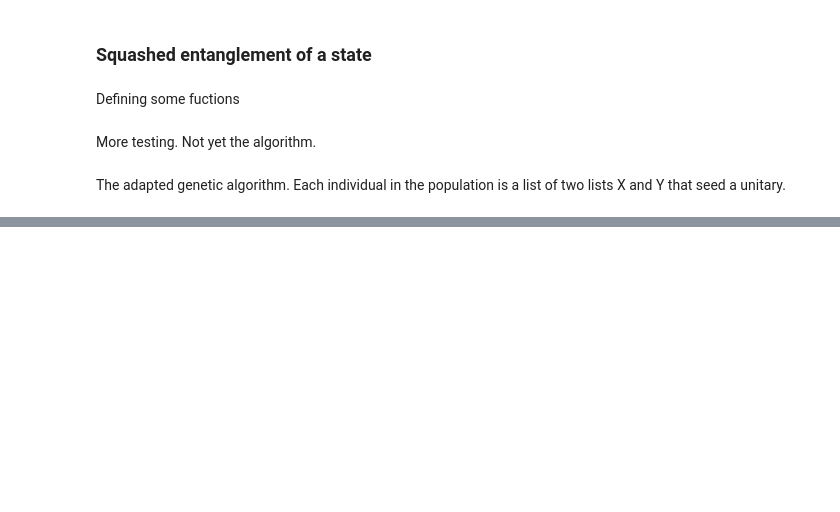
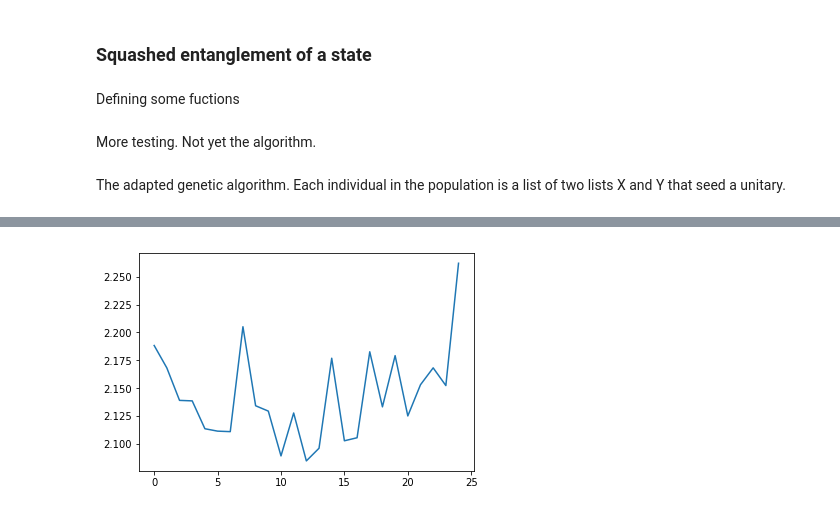
Before and after one commit to cheapfishcam/BassemSafieldeen.github.io, a Jupyter notebook: Notebooks/Genetic algorithm to find a tight upper bound on squashed entanglement (not finished).ipynb, the cells around one changed output, grey strips where cells are left out. Drawn from its saved outputs; the diff is of its cells as text; code cells hidden in the pictures; blank space fills up the shorter version.

```diff
--- a/Notebooks/Genetic algorithm to find a tight upper bound on squashed entanglement (not finished).ipynb
+++ b/Notebooks/Genetic algorithm to find a tight upper bound on squashed entanglement (not finished).ipynb
@@ -378,0 +382,97 @@ plt.plot([i for i in range(N_GENERATIONS)], cmi_list)
+# %%
+#Adding the ancillary system
+E_dim = 3  #Dimension of the ancilla system
+A_dim = 3
+B_dim = 3
+N = A_dim * B_dim * E_dim
+rhoE = ket2dm(basis(E_dim,0)) #|0...0><0...0|
+rhoABE = tensor(rhoAB,rhoE)
+
+DNA_SIZE = 17           # DNA length   # size of each number in the lists X and Y
+POP_SIZE = 100           # population size
+CROSS_RATE = 1         # mating probability (DNA crossover)
+MUTATION_RATE = 0.001    # mutation probability
+N_GENERATIONS = 25
+#X_BOUND = [0, 1]         # x upper and lower bounds. Modified: changed the bound
+
+
+def F(Us): #modified: out F is the conditional mutual information. FIXED
+    return np.array([cond_entropy_mutual(U * rhoABE * U.dag()) for U in Us])
+
+# find non-zero fitness for selection. FIXED
+def get_fitness(pred): return 1/pred - 1/np.max(pred)  #modified: fitness is highest when cmi is lowest
+
+# convert binary DNA to decimal and normalize it to a range(0, 1). Modified: takes unitary seeding list. returns a Unitary
+def translateDNA(pop): # FIXED
+    Z = pop.dot(2 ** np.arange(DNA_SIZE)[::-1]) / (2**DNA_SIZE-1)
+    return np.array([rand_unitary_mod(N, Z[i,0], Z[i,1], density=1, dims=[[A_dim,B_dim,E_dim], [A_dim,B_dim,E_dim]])
+                     for i in range(POP_SIZE)])
+
+# nature selection wrt pop's fitness. Not modified. Should work as it is. FIXED
+def select(pop, fitness):
+    idx = np.random.choice(np.arange(POP_SIZE), size=POP_SIZE, replace=True, p=fitness/fitness.sum())
+    return pop[idx]
+
+# mating process (genes crossover). Modified: conver each individual into one long list of bits, then convert it back
+#once crossover is complete.
+def crossover_and_mutate(individual, pop, mutate=0):
+    #convert to long list
+    #long_individual = list(itertools.chain.from_iterable(list(itertools.chain.from_iterable(individual))))
+    #crossover
+    #if np.random.rand() < CROSS_RATE:
+    i_ = np.random.randint(0, POP_SIZE, size=1)[0]                        # select another individual from pop
+    cross_points = np.random.randint(0, 2, size=DNA_SIZE*2*N**2).astype(np.bool).reshape((2,N**2,DNA_SIZE))# choose crossover points
+    cp = np.where(cross_points==1)
+    individual[cp] = pop[i_][cp]
+    #print(cross_points , "              cross")
+    #X = cross_points + pop[i_]
+    #X[X<5] = 0
+    #X[X==6] = 7
+    #Y = X + individual
+    #Y[Y==5] = 0
+    #Y[Y==6] = 0
+    #Y[Y==7] = 1
+    #Y[Y==8] = 1
+    #print(pop[i_] , "              pop")
+    #print(individual, "              ind")
+    #print(Y , "              Y")
+    #cross_points = itertools.chain.from_iterable(list(itertools.chain.from_iterable(cross_points)))
+    #cross_points = np.random.randint(0, 2, size=DNA_SIZE*2*N**2).astype(np.bool)
+    #long_pop_individual = list(itertools.chain.from_iterable(list(itertools.chain.from_iterable(pop[i_[0]]))))
+    #for point in cross_points:
+    #    long_individual[point] = long_pop_individual[point]  # mating and produce one child
+
+    #mutate
+    #if mutate:
+    #    for i in range(len(long_individual)):
+    #        if np.random.rand() < MUTATION_RATE:
+    #            long_individual[i] = 1 if long_individual[i] == 0 else 0
+
+    #convert back
+    #for i in range(2):
+    #    for j in range(N**2):
+    #        individual[i][j] = long_individual[i*int(len(long_individual)/2) : (i+1)*int(len(long_individual)/2)][
+    #            j*DNA_SIZE:(j+1)*DNA_SIZE]
+
+    #print(Y == individual)
+    return individual
+
+
+pop = np.random.randint(2, size=([POP_SIZE, 2, N**2, DNA_SIZE]))
+
+cmi_list = []
+for _ in range(N_GENERATIONS):
+    F_values = F(translateDNA(pop))    # compute function value by extracting DNA
+    #F_values = [F(translateDNA(np.array(ind))) for ind in pop]
+    cmi_list.append(np.max(F_values))
+    print(_)
+    # GA part (evolution)
+    fitness = get_fitness(F_values) #FIXED
+    pop = select(pop, fitness)
+    pop_copy = pop.copy()
+    for parent in pop:
+        child = crossover_and_mutate(parent, pop_copy, 0) #len(cmi_list)>1 and cmi_list[-1]==cmi_list[-2]
+        parent[:] = child       # parent is replaced by its child
+
+plt.plot([i for i in range(N_GENERATIONS)], cmi_list)
+# %% [output]
@@ -378,0 +497 @@ plt.plot([i for i in range(N_GENERATIONS)], cmi_list)
+[figure, added]
```
Also changed, not shown: parts of 5 cells of this notebook.
